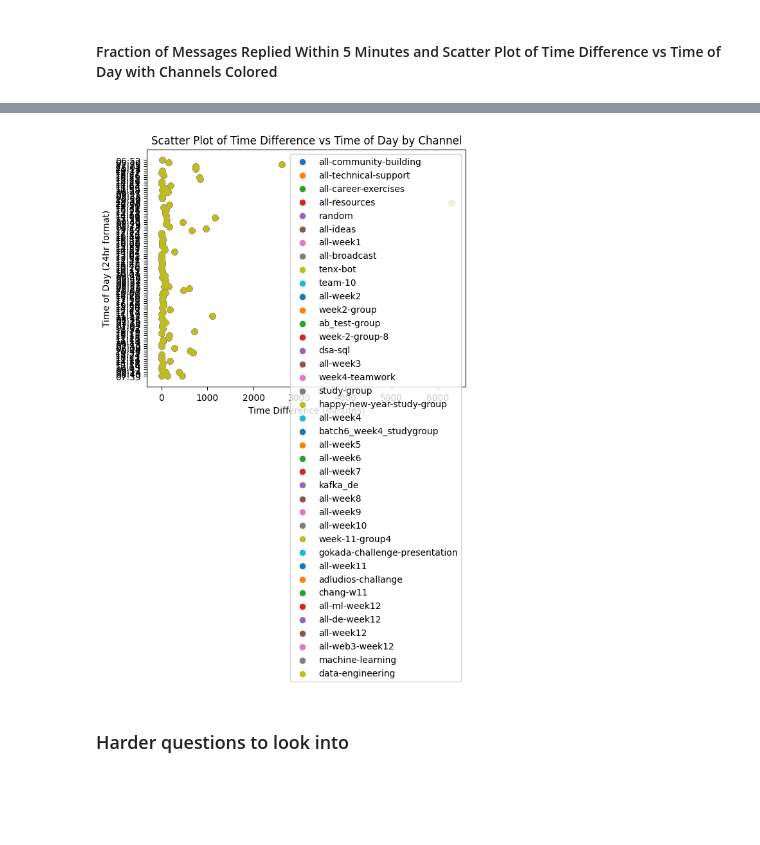
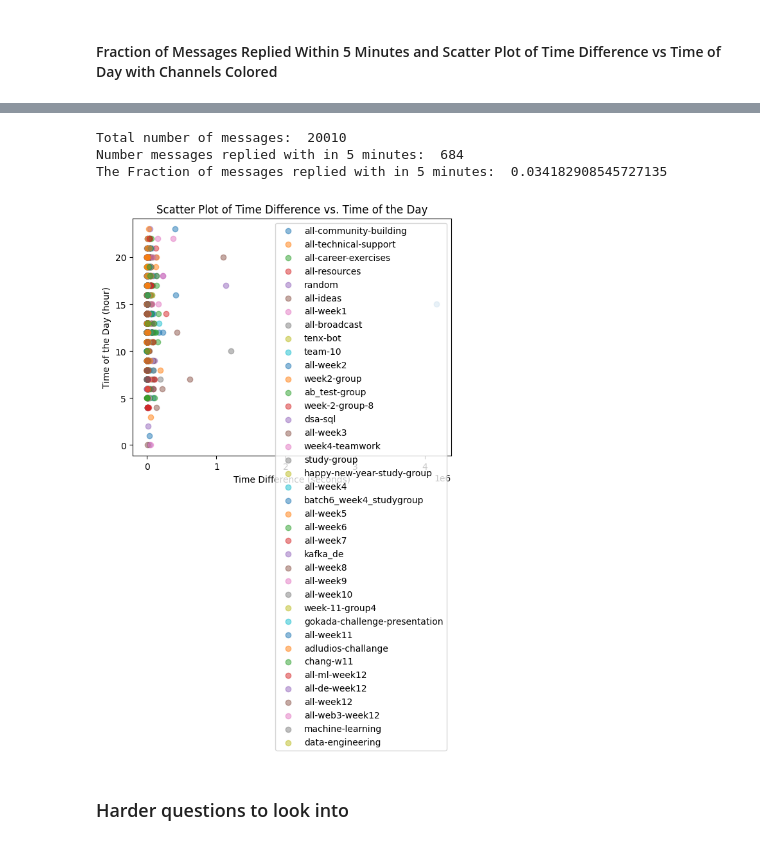
Before and after one commit to birehan/Slack-Messages-Analysis, a Jupyter notebook: notebooks/parse_slack_data.ipynb, the cells around one changed output, grey strips where cells are left out. Saved outputs shown, nothing was run; the diff lists cells and outputs as text; code cells hidden in the pictures; blank space fills up the shorter version.

Commit message:
refactor: react task one codes

```diff
--- a/notebooks/parse_slack_data.ipynb
+++ b/notebooks/parse_slack_data.ipynb
@@ -368,7 +409,7 @@ x_axis_message_count = {}
 y_axis_reply_reaction_count = {}
 
 for channel in all_channels:
-    replay_df, _ = data_loader.slack_parser(f"../data/{channel["name"]}")
+    replay_df = data_loader.slack_parser(f"../data/{channel["name"]}")
     reaction_df = data_loader.parse_slack_reaction(f"../data/{channel["name"]}", channel["name"])
 
     list_of_dfs.append(df)
@@ -378,9 +419,6 @@ for channel in all_channels:
 
     x_axis_message_count[channel["name"]] = len(replay_df)
     y_axis_reply_reaction_count[channel["name"]] = total_reply_count + total_reaction_count
-
-
-# print(x_axis_message_count, y_axis_reply_reaction_count)
 # %%
 channels = list(x_axis_message_count.keys())
 x_values = list(x_axis_message_count.values())
@@ -456,27 +449,0 @@ Fraction of messages replied within 5 minutes: 0.18691588785046728
-# %%
-def get_time_of_day(timestamp):
-    # Convert timestamp to datetime
-    dt_object = datetime.utcfromtimestamp(float(timestamp))
-
-    # Extract time of the day in 24hr format (hour:minute)
-    time_of_day = dt_object.strftime('%H:%M')
-
-    return time_of_day
-
-for channel, timestamps in channels.items():
-    x_values = [calculate_time_difference(float(pair[0]), float(pair[1])) for pair in timestamps]
-    y_values = [get_time_of_day(float(pair[0])) for pair in timestamps]
-    plt.scatter(x_values, y_values, label=channel)
-
-# Add labels and title
-plt.xlabel('Time Difference (minutes)')
-plt.ylabel('Time of Day (24hr format)')
-plt.title('Scatter Plot of Time Difference vs Time of Day by Channel')
-
-# Show legend
-plt.legend()
-
-# Show the plot
-plt.show()
-# %% [output]
-[figure, removed]
@@ -483,3 +468,47 @@ plt.show()
+# %%
+channels_stamps = {}
+channels_no_reply_count = {}
+message_reply_less_than_5_minutes = 0
+total_messages = 0
+
+for channel in all_channels:
+    stamps, no_reply_messages_count = utils.get_messages_reply_timestamp_from_channel(f"../data/{channel["name"]}")
+    channels_stamps[channel["name"]] = stamps
+    channels_no_reply_count[channel["name"]] = no_reply_messages_count
+
+    for msg_timestamp, reply_timestamp in stamps:
+
+        time_difference = calculate_time_difference_seconds(msg_timestamp, reply_timestamp)
+
+        if time_difference <= 300:  # 300 seconds = 5 minutes
+            message_reply_less_than_5_minutes += 1
+
+    total_messages += (len(stamps) + no_reply_messages_count)
+
+print("Total number of messages: ",total_messages )
+print("Number messages replied with in 5 minutes: ", message_reply_less_than_5_minutes)
+print("The Fraction of messages replied with in 5 minutes: ", message_reply_less_than_5_minutes/total_messages)
+# %% [output]
+Total number of messages:  20010
+Number messages replied with in 5 minutes:  684
+The Fraction of messages replied with in 5 minutes:  0.034182908545727135
+# %%
+
+# Plotting
+fig, ax = plt.subplots()
+for channel_name, message_timestamps in channels_stamps.items():
+    x_values = [calculate_time_difference_seconds(msg_timestamp, reply_timestamp) for msg_timestamp, reply_timestamp in message_timestamps]
+    y_values = [datetime.utcfromtimestamp(float(msg_timestamp)).hour for msg_timestamp, _ in message_timestamps]
+
+    ax.scatter(x_values, y_values, label=channel_name, alpha=0.5)
+
+ax.set_xlabel('Time Difference (seconds)')
+ax.set_ylabel('Time of the Day (hour)')
+ax.set_title('Scatter Plot of Time Difference vs. Time of the Day')
+ax.legend()
+plt.show()
+# %% [output]
+[figure, added]
 # %%
 # Visualize reply counts per user per channel
 # %%
```
Also changed, not shown: parts of 30 cells of this notebook, 2 other files.
